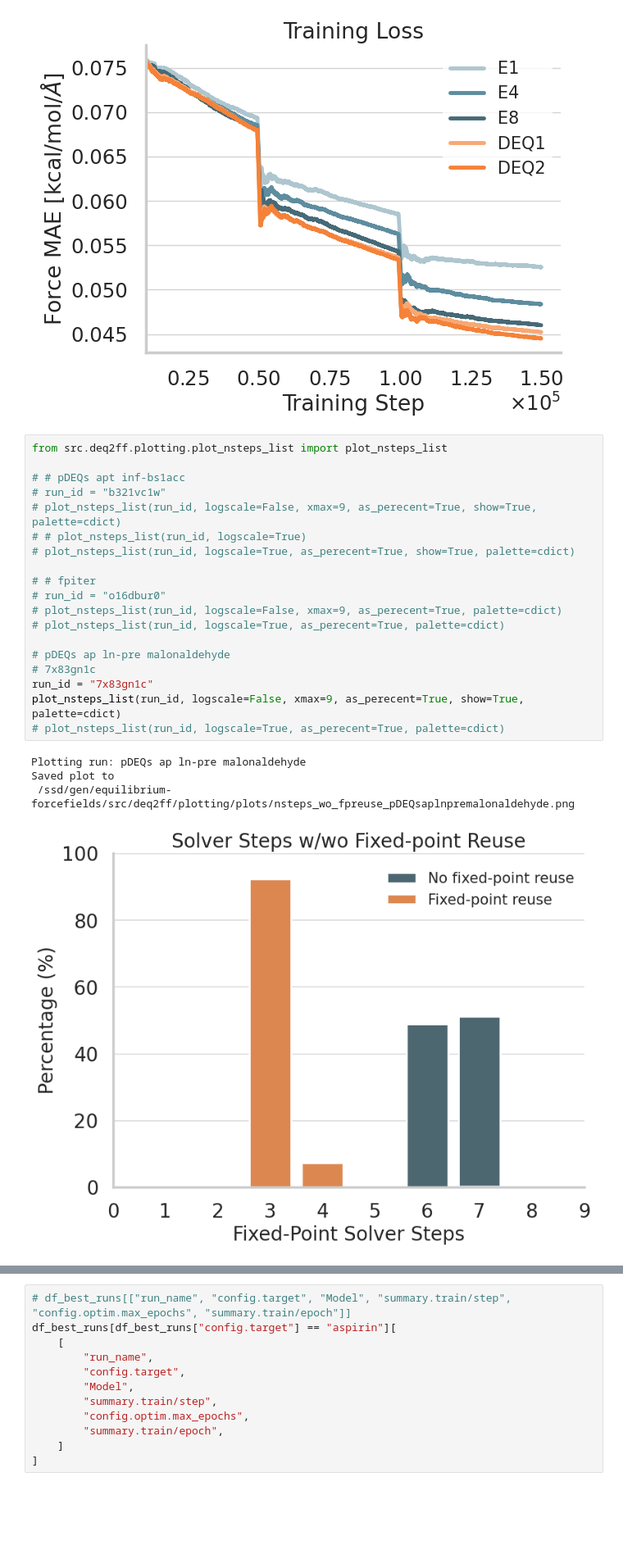
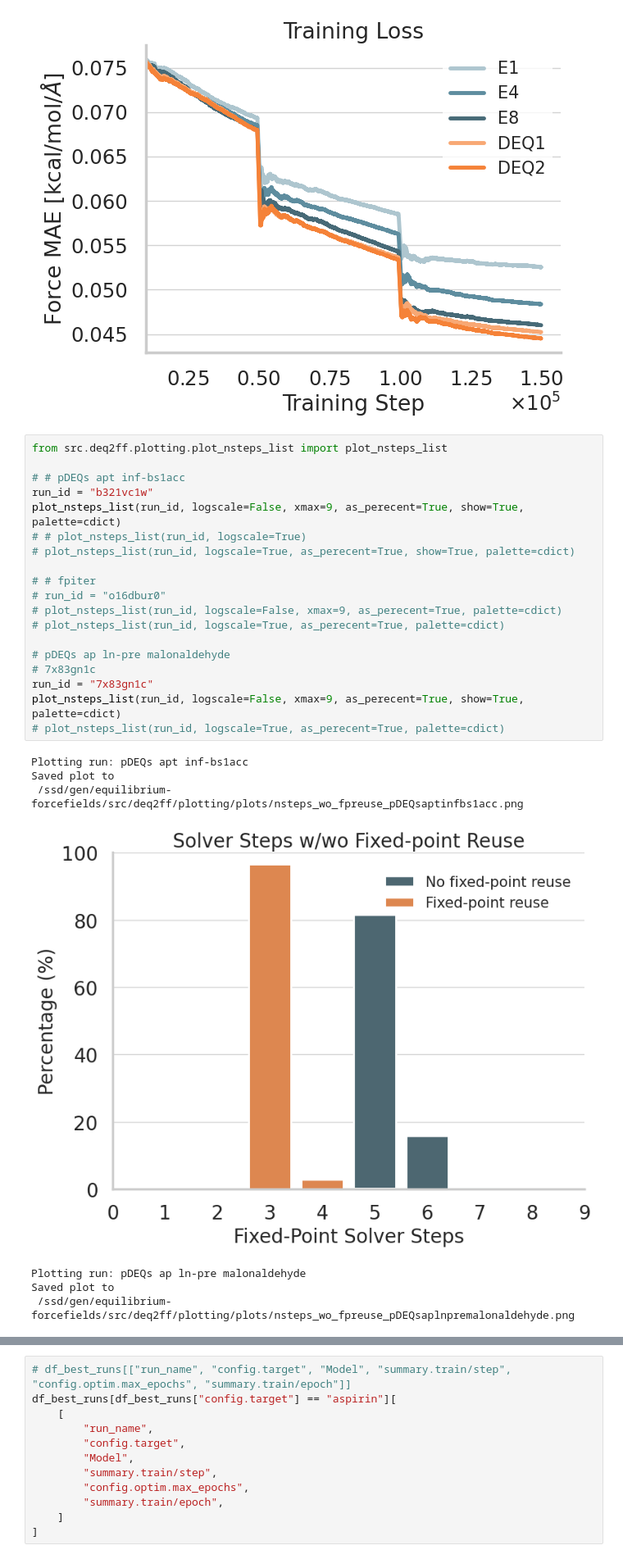
Before and after one commit to BurgerAndreas/equilibrium-forcefields, a Jupyter notebook: src/deq2ff/plotting/dashboard.ipynb, the cells around one changed output, grey strips where cells are left out. Shown at 82% size. Cells and saved outputs as stored; diff of their text form; blank space fills up the shorter version.

```diff
--- a/src/deq2ff/plotting/dashboard.ipynb
+++ b/src/deq2ff/plotting/dashboard.ipynb
@@ -1099,24 +1096,27 @@ Saved plot to
 # %%
 from src.deq2ff.plotting.plot_nsteps_list import plot_nsteps_list
 
 # # pDEQs apt inf-bs1acc
-# run_id = "b321vc1w"
-# plot_nsteps_list(run_id, logscale=False, xmax=9, as_perecent=True, show=True, palette=cdict)
+run_id = "b321vc1w"
+plot_nsteps_list(run_id, logscale=False, xmax=9, as_perecent=True, show=True, palette=cdict)
 # # plot_nsteps_list(run_id, logscale=True)
 # plot_nsteps_list(run_id, logscale=True, as_perecent=True, show=True, palette=cdict)
 
 # # fpiter
 # run_id = "o16dbur0"
 # plot_nsteps_list(run_id, logscale=False, xmax=9, as_perecent=True, palette=cdict)
 # plot_nsteps_list(run_id, logscale=True, as_perecent=True, palette=cdict)
 
 # pDEQs ap ln-pre malonaldehyde
 # 7x83gn1c
 run_id = "7x83gn1c"
 plot_nsteps_list(run_id, logscale=False, xmax=9, as_perecent=True, show=True, palette=cdict)
 # plot_nsteps_list(run_id, logscale=True, as_perecent=True, palette=cdict)
 # %% [output]
-Plotting run: pDEQs ap ln-pre malonaldehyde
+Plotting run: pDEQs apt inf-bs1acc
 Saved plot to
- /ssd/gen/equilibrium-forcefields/src/deq2ff/plotting/plots/nsteps_wo_fpreuse_pDEQsaplnpremalonaldehyde.png
+ /ssd/gen/equilibrium-forcefields/src/deq2ff/plotting/plots/nsteps_wo_fpreuse_pDEQsaptinfbs1acc.png
-[figure, old version]
+[figure, new version]
+Plotting run: pDEQs ap ln-pre malonaldehyde
+Saved plot to
+ /ssd/gen/equilibrium-forcefields/src/deq2ff/plotting/plots/nsteps_wo_fpreuse_pDEQsaplnpremalonaldehyde.png
```
Also changed, not shown: parts of 8 cells of this notebook, 5 other files.
